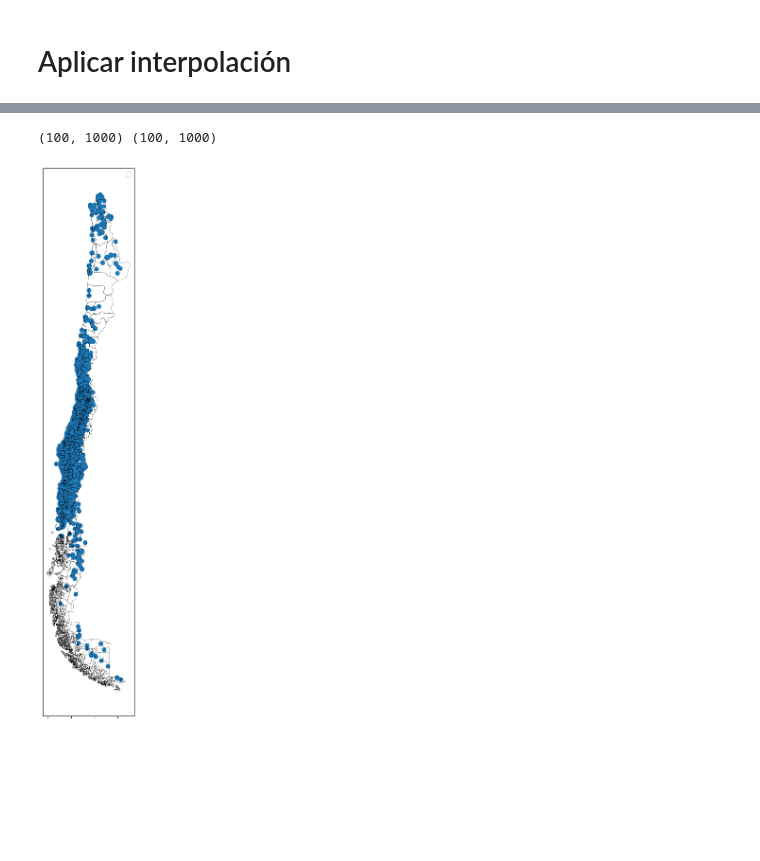
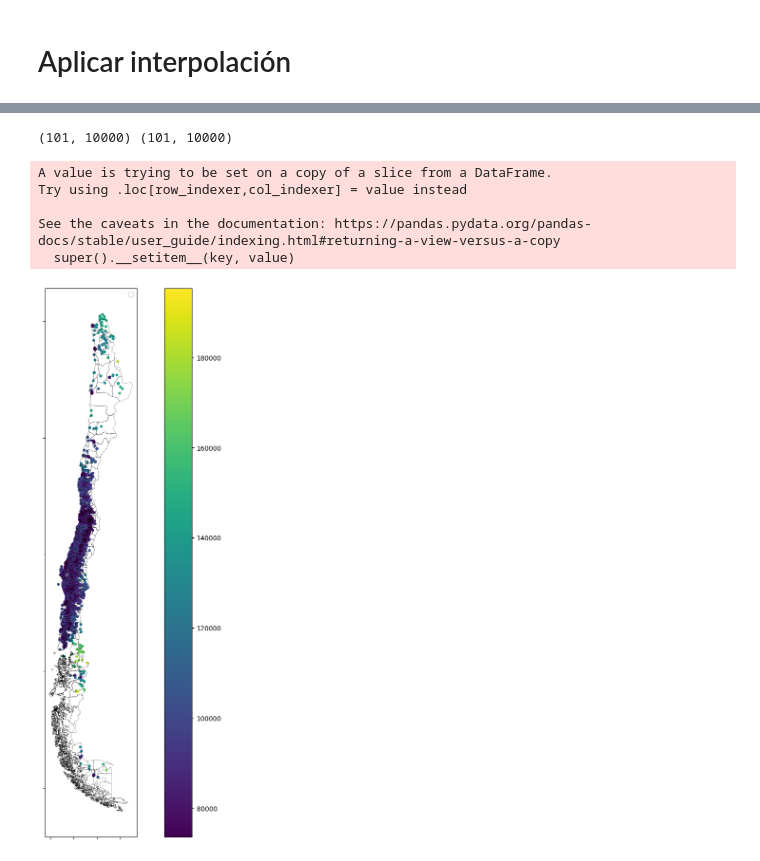
Before and after one commit to rbenatuilv/Junaeb-IMT-Capstone, a Jupyter notebook: Distancias/interpolation.ipynb, the cells around one changed output, grey strips where cells are left out. Cells and saved outputs as stored; diff of their text form; code cells hidden in the pictures; blank space fills up the shorter version.

```diff
--- a/Distancias/interpolation.ipynb
+++ b/Distancias/interpolation.ipynb
@@ -62,7 +63,7 @@ def plot_interpolation(grid_x, grid_y, z_values, geometry_bound, name_graph):
 # %% [markdown]
 # Aplicar interpolación
 # %%
-colegios = pd.read_csv('colegios_final.csv', sep=',')
+colegios = pd.read_csv('tsp/Nuevo TSP/colegios_final.csv', sep=',')
 geometry_column = gpd.GeoSeries.from_wkt(colegios.geometry)
 colegios = gpd.GeoDataFrame(data=colegios, geometry=geometry_column, crs=CRS_CHILE19S)
 # %%
@@ -72,4 +88,4 @@ comunas_proyected = comunas.to_crs(CRS_CHILE19S)
 # %%
-grid_x, grid_y = make_grid(colegios, n_resolutionx=100, n_resolutiony=1000) # La resolución es en gran medida lo que acota el tiempo de ejecución.
+grid_x, grid_y = make_grid(colegios[colegios['value']<200000], n_resolutionx=100, n_resolutiony=10000) # La resolución es en gran medida lo que acota el tiempo de ejecución.
 # Para obtener resultados rápidos se puede simplemente bajar la resolución
 # %%
@@ -78 +102,10 @@ z_idw=np.reshape(values_idw,grid_x.shape)
+# %%
+from scipy.interpolate import griddata
+
+colegios_aux = colegios[colegios['value']<200000]
+x = colegios_aux.geometry.x
+y = colegios_aux.geometry.y
+points=np.array([[x_aux,y_aux] for x_aux,y_aux, in zip(x, y)])
+values = np.array([z for z in colegios_aux["value"]])
+z_vor = griddata(points, values, (grid_x, grid_y), method='nearest')
 # %%
@@ -85,15 +152,32 @@ def show_schools_and_comunas(comunas, colegios, values_colegios, name_graph):
     print(grid_x.shape,grid_y.shape)
 
     fig,ax=plt.subplots(1,1,figsize=(15,15))
+    # sc = ax.scatter(
+    # x=colegios.geometry.x,  # Extract X-coordinate from point geometries
+    # y=colegios.geometry.y,  # Extract Y-coordinate from point geometries
+    # c=colegios['value'],  # Color points based on the values
+    # cmap='viridis',  # Colormap for coloring points
+    # edgecolor='blue',  # Edge color of points
+    # s=1,  # Size of points
+    # )
+    colegios['log_value'] = colegios['value'].apply(lambda x: log(x))  # Apply log transformation
 
-    colegios.plot(ax=ax)
+    colegios.plot(ax=ax, column='value', cmap='viridis', legend=True, markersize=10)
+
+
+    # colegios['value','geometry'].plot(ax=ax, cmap='viridis', legend=True)
     comunas.boundary.plot(ax=ax,color='k',lw=0.2)
     ax.set_yticklabels([])
     ax.set_xticklabels([])
     ax.legend([])
     # ax.plot(grid_x, grid_y, marker='.', markersize=1,color='k', linestyle='none')
 # %%
-show_schools_and_comunas(comunas_proyected, colegios, np.ones(len(colegios["values"])), name_graph='Colegios puntuales')
+show_schools_and_comunas(comunas_proyected, colegios[colegios['value']<200000], len(colegios["value"]), name_graph='Colegios puntuales')
 # %% [output]
-(100, 1000) (100, 1000)
+(101, 10000) (101, 10000)
+A value is trying to be set on a copy of a slice from a DataFrame.
+Try using .loc[row_indexer,col_indexer] = value instead
+
+See the caveats in the documentation: https://pandas.pydata.org/pandas-docs/stable/user_guide/indexing.html#returning-a-view-versus-a-copy
+  super().__setitem__(key, value)
-[figure, old version]
+[figure, new version]
```
Also changed, not shown: parts of 10 cells of this notebook, 2 other files.
